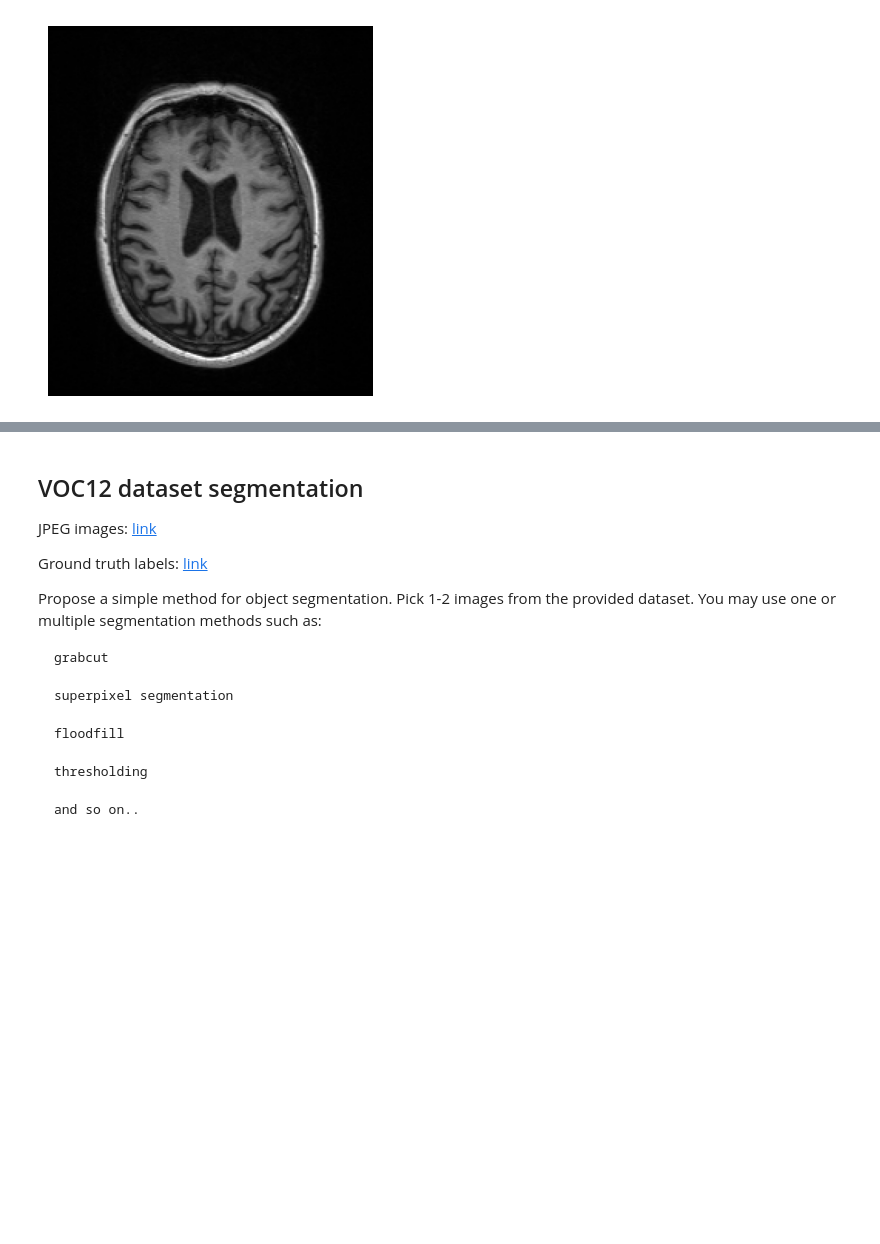
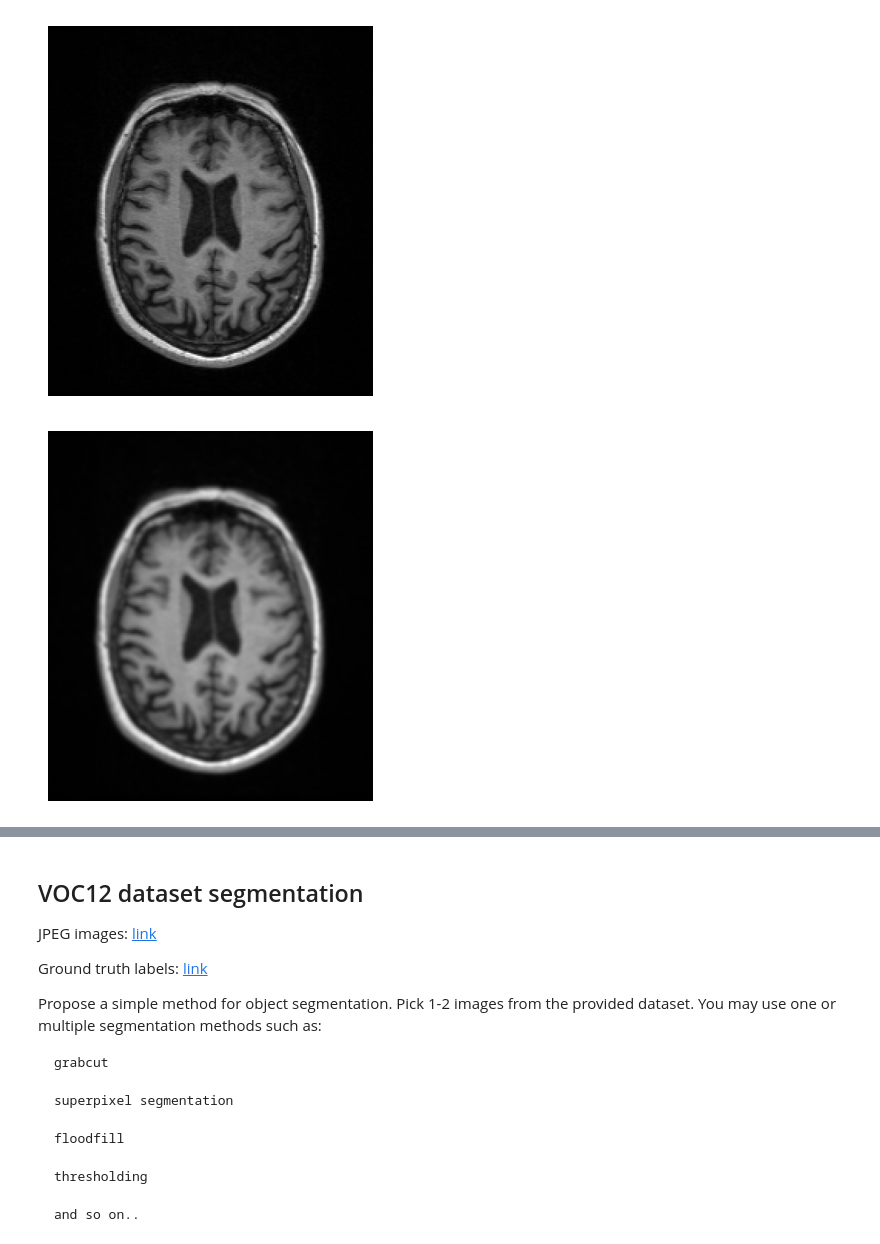
Before and after one commit to Matovic/optical-flow-motion-tracking-segmentation, a Jupyter notebook: src/zadanie3.ipynb, the cells around one changed output, grey strips where cells are left out. Cells and saved outputs as stored; diff of their text form; code cells hidden in the pictures; blank space fills up the shorter version.

```diff
--- a/src/zadanie3.ipynb
+++ b/src/zadanie3.ipynb
@@ -432,3 +431,10 @@ plt.axis('off')
 plt.show()
 # %% [output]
 [figure]
+# %%
+img_gauss = cv2.GaussianBlur(img, (5,5), 0)
+plt.imshow(img_gauss, cmap='gray')
+plt.axis('off')
+plt.show()
+# %% [output]
+[figure, added]
```
Also changed, not shown: parts of 18 cells of this notebook.
